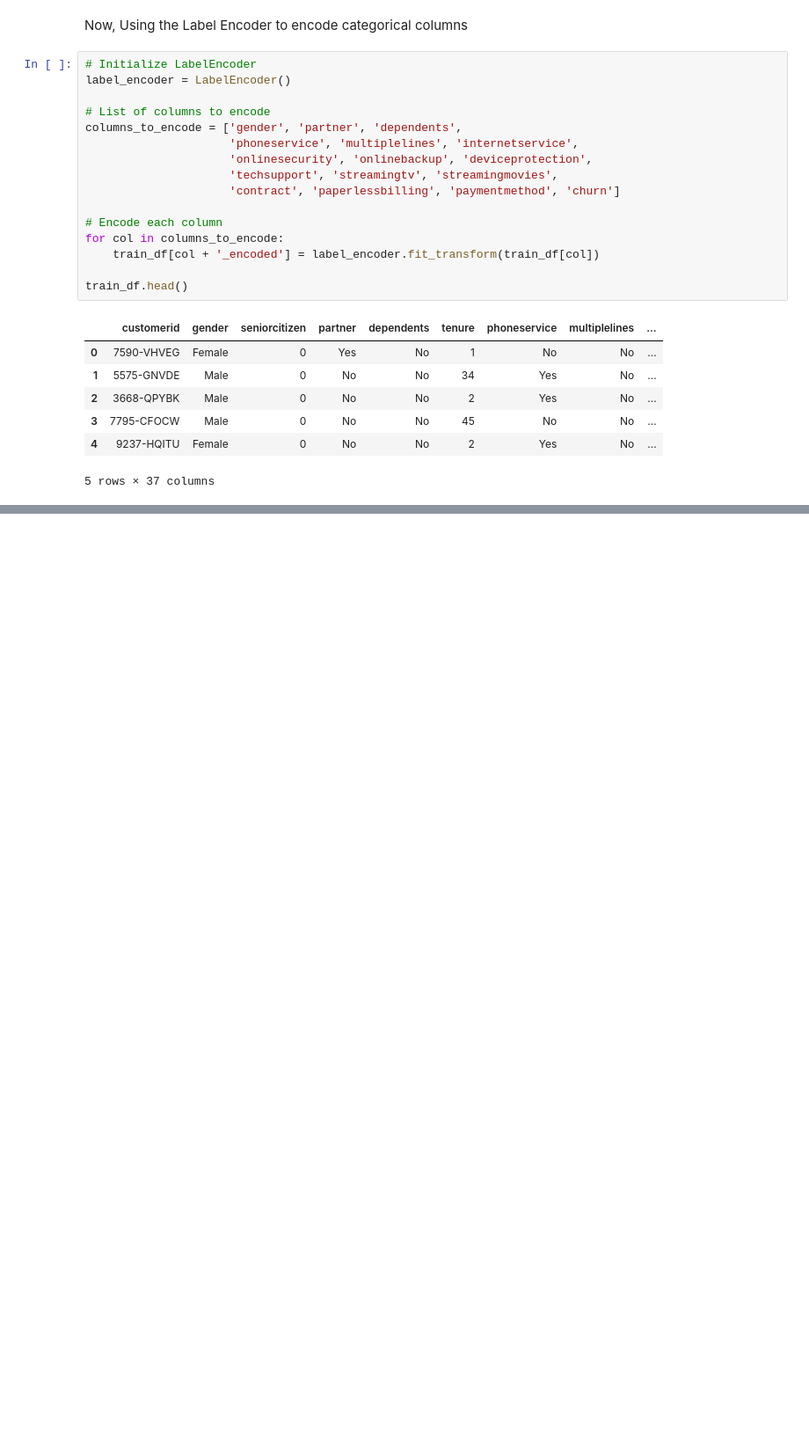
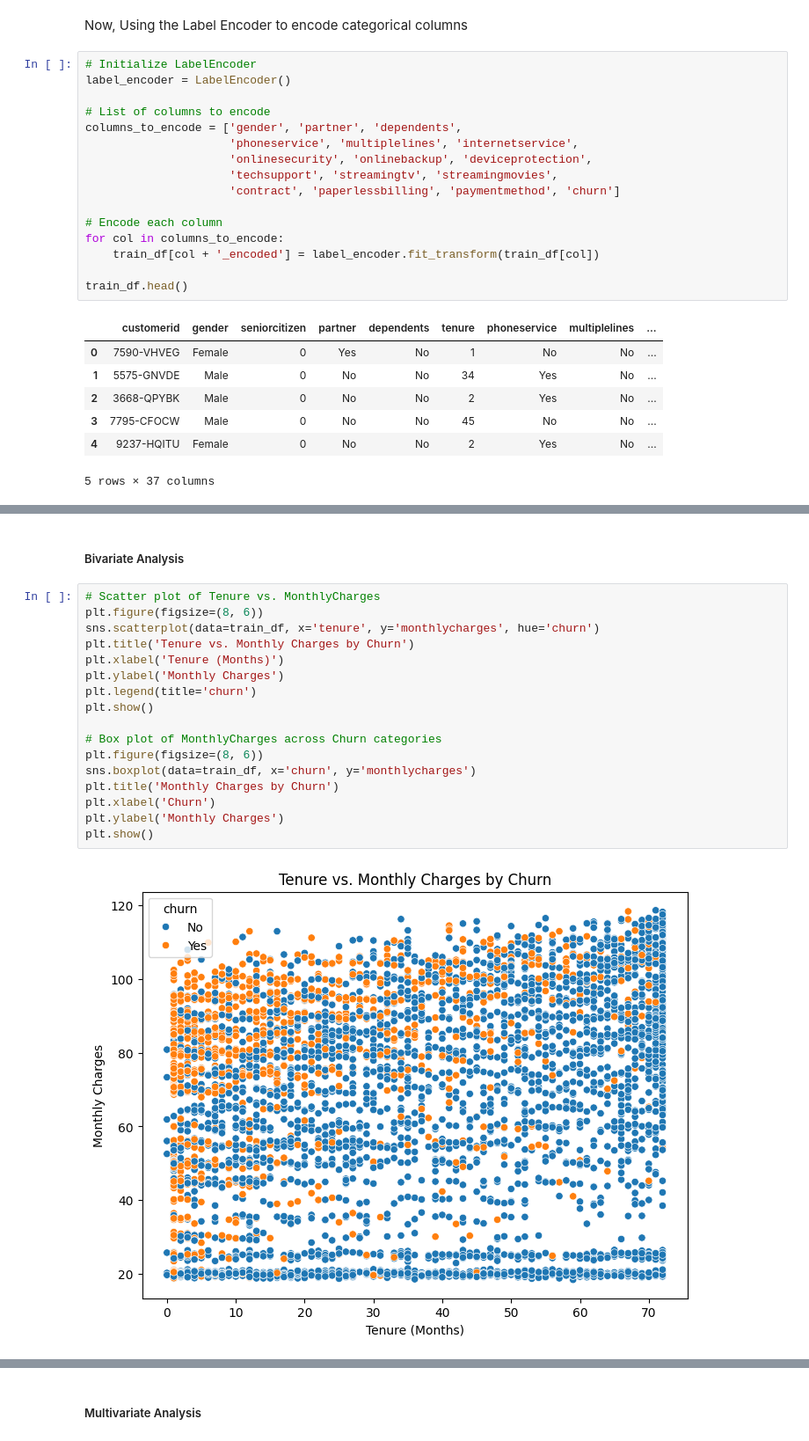
Before and after one commit to heldana30/Customer_Churn_Prediction, a Jupyter notebook: customer_churn_prediction.ipynb, the cells around one changed output, grey strips where cells are left out. Shown: that part at 88% size. Saved outputs shown, nothing was run; the diff lists cells and outputs as text; blank space fills up the shorter version.

```diff
--- a/customer_churn_prediction.ipynb
+++ b/customer_churn_prediction.ipynb
@@ -576,0 +637,21 @@ ValueError: scatter requires an x and y column
+# %% [markdown]
+##### Bivariate Analysis
+# %%
+# Scatter plot of Tenure vs. MonthlyCharges
+plt.figure(figsize=(8, 6))
+sns.scatterplot(data=train_df, x='tenure', y='monthlycharges', hue='churn')
+plt.title('Tenure vs. Monthly Charges by Churn')
+plt.xlabel('Tenure (Months)')
+plt.ylabel('Monthly Charges')
+plt.legend(title='churn')
+plt.show()
+
+# Box plot of MonthlyCharges across Churn categories
+plt.figure(figsize=(8, 6))
+sns.boxplot(data=train_df, x='churn', y='monthlycharges')
+plt.title('Monthly Charges by Churn')
+plt.xlabel('Churn')
+plt.ylabel('Monthly Charges')
+plt.show()
+# %% [output]
+[figure, added]
@@ -576,0 +659,2 @@ ValueError: scatter requires an x and y column
+# %% [markdown]
+##### Multivariate Analysis
```
Also changed, not shown: parts of 23 cells of this notebook.
